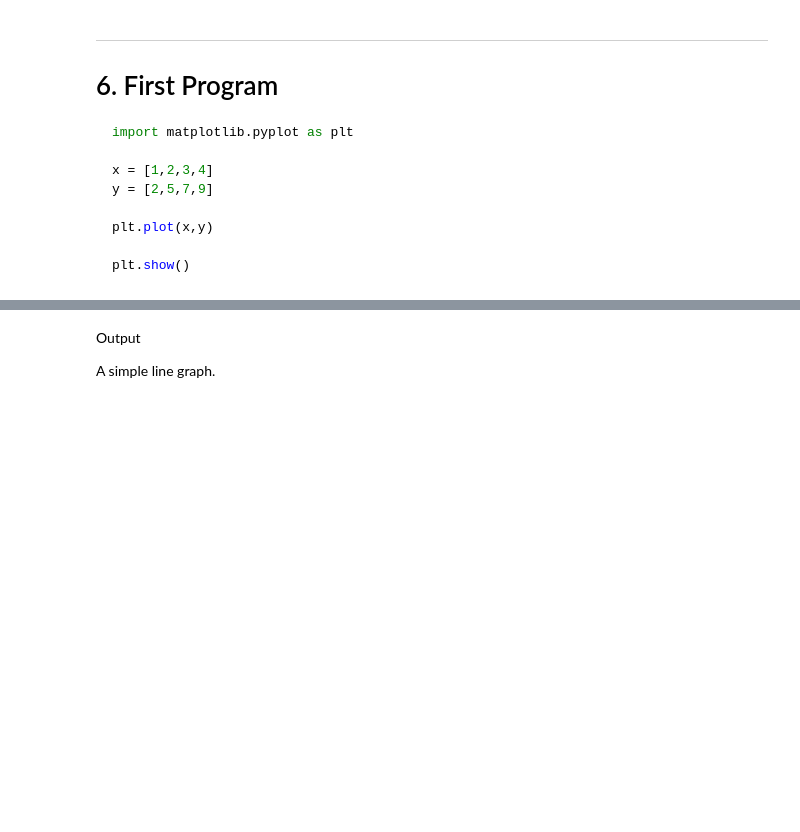
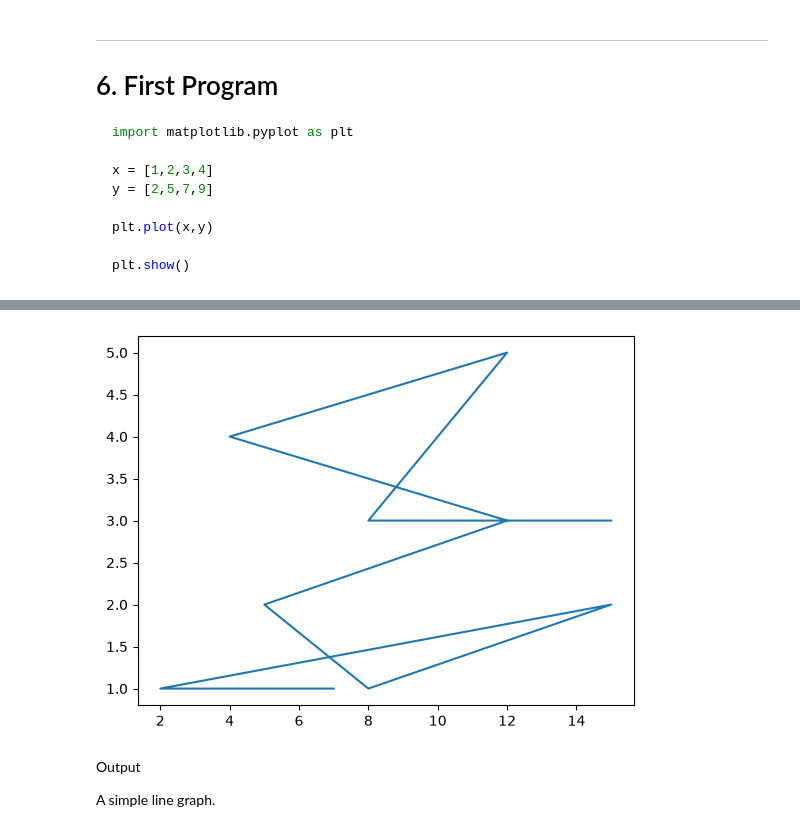
Before and after one commit to gauravkumar902704/AI-Mastery, a Jupyter notebook: 1. Python/4. Libraries/3. Matplotlib/1. Matplotlib_Tutorial.ipynb, the cells around one changed output, grey strips where cells are left out. Saved outputs shown, nothing was run; the diff lists cells and outputs as text; code cells hidden in the pictures; blank space fills up the shorter version.

```diff
--- a/1. Python/4. Libraries/3. Matplotlib/1. Matplotlib_Tutorial.ipynb
+++ b/1. Python/4. Libraries/3. Matplotlib/1. Matplotlib_Tutorial.ipynb
@@ -154,3 +164,10 @@ plt.show()
+# %%
+x = df['Experience_Years'].head(10)
+y = df['Performance_Score'].head(10)
+plt.plot(x,y)
+plt.show()
+# %% [output]
+[figure, added]
 # %% [markdown]
 
 Output
```
Also changed, not shown: parts of 25 cells of this notebook, 6 other files.
